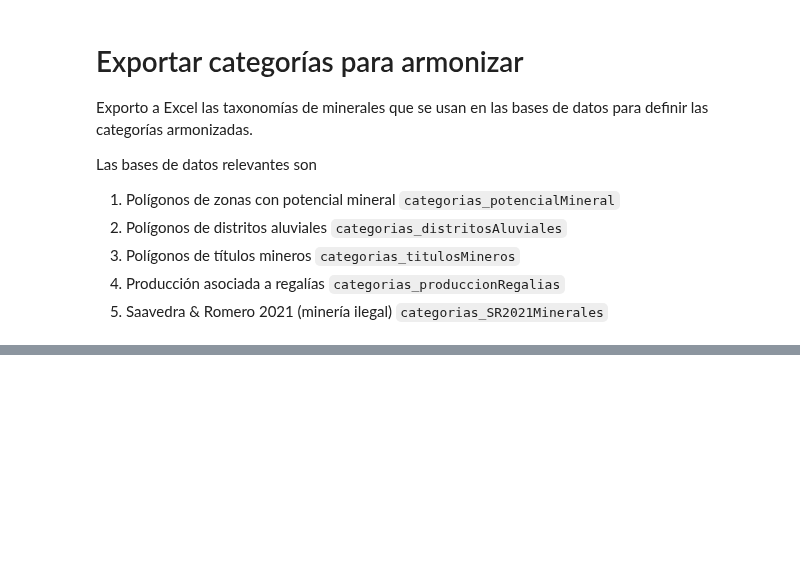
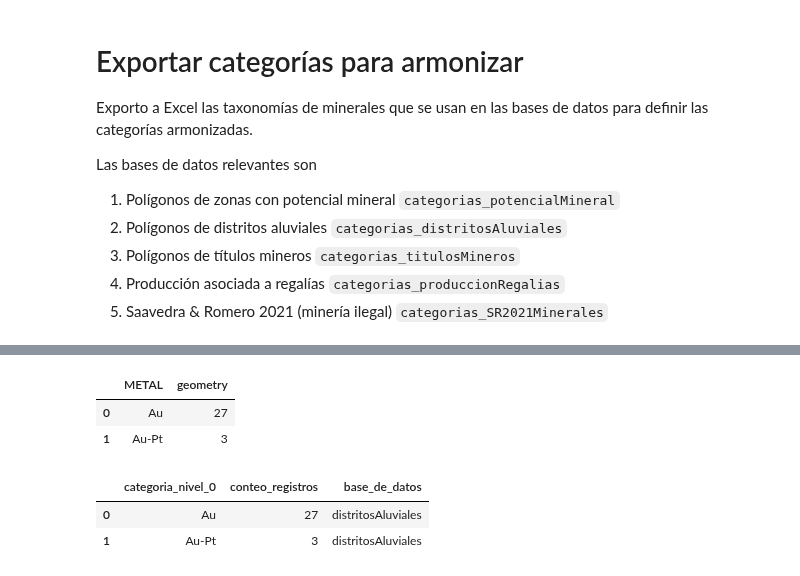
Before and after one commit to JC-AlfonsoR/PEG-mining-agriculture, a Jupyter notebook: engines/e2011_armonizar_taxonomias_minerales.ipynb, the cells around one changed output, grey strips where cells are left out. Cells and saved outputs as stored; diff of their text form; code cells hidden in the pictures; blank space fills up the shorter version.

```diff
--- a/engines/e2011_armonizar_taxonomias_minerales.ipynb
+++ b/engines/e2011_armonizar_taxonomias_minerales.ipynb
@@ -344,0 +369,18 @@ Las bases de datos relevantes son
+# %%
+display(categorias_distritosAluviales.head(2))
+
+categorias_distritosAluviales = categorias_distritosAluviales.rename(
+    columns={'METAL':'categoria_nivel_0',
+            'geometry':'conteo_registros'
+            })
+
+categorias_distritosAluviales['base_de_datos'] = 'distritosAluviales'
+
+display(categorias_distritosAluviales.head(2))
+# %% [output]
+|  | METAL | geometry |
+| 0 | Au | 27 |
+| 1 | Au-Pt | 3 |
+|  | categoria_nivel_0 | conteo_registros | base_de_datos |
+| 0 | Au | 27 | distritosAluviales |
+| 1 | Au-Pt | 3 | distritosAluviales |
```
Also changed, not shown: parts of 9 cells of this notebook, 2 other files.
